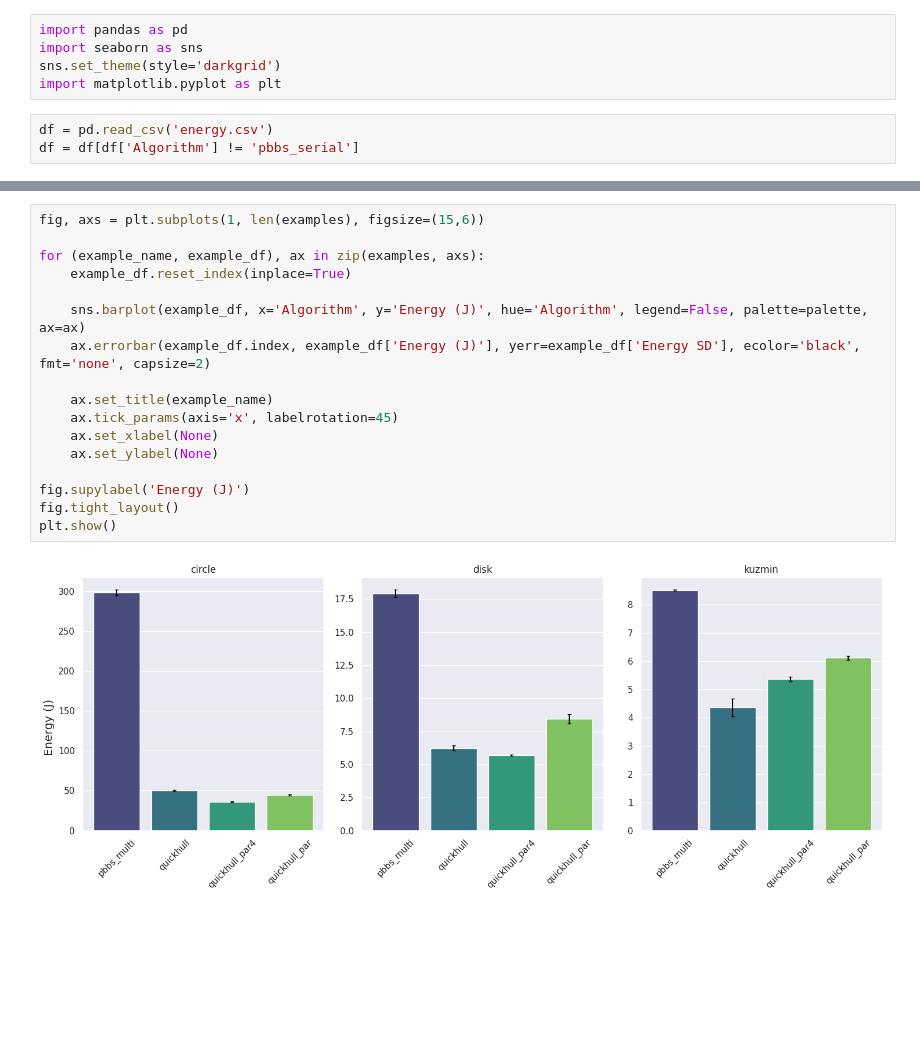
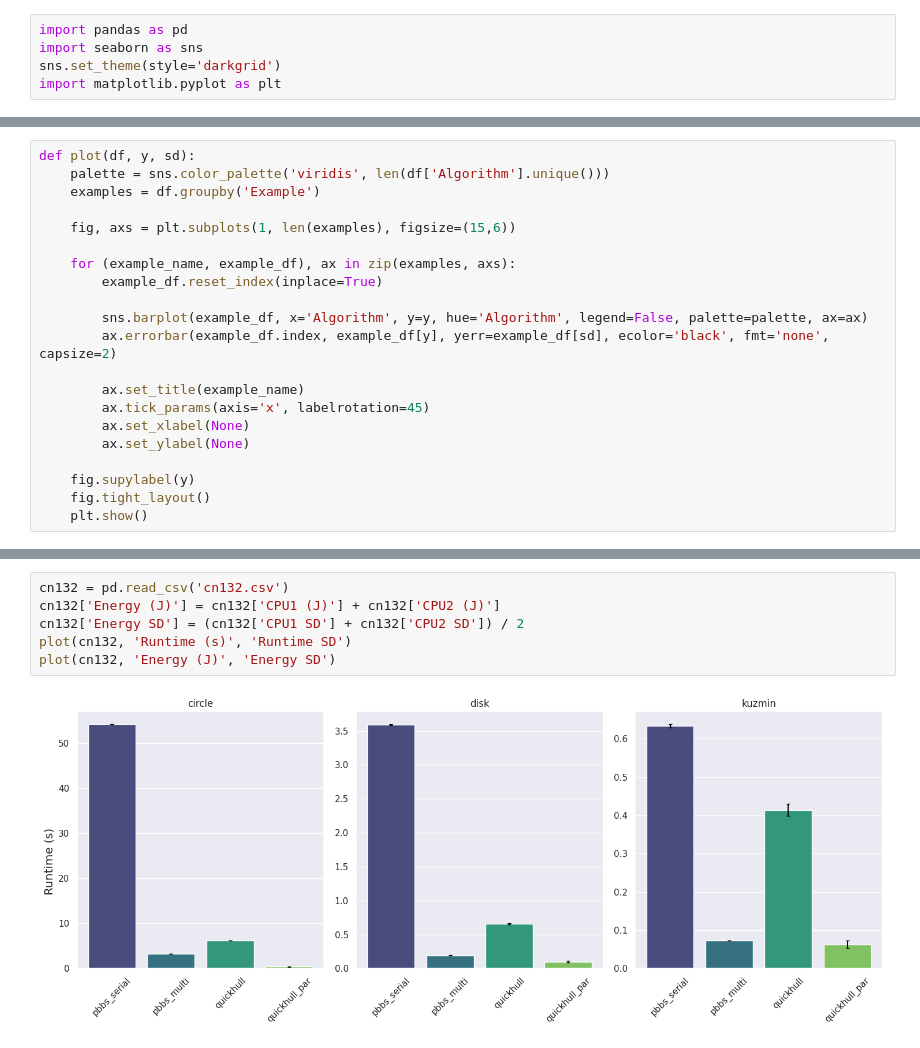
Before and after one commit to thomas3494/vecqhull, a Jupyter notebook: pbbsenergy/energy.ipynb, the cells around one changed output, grey strips where cells are left out. Saved outputs shown, nothing was run; the diff lists cells and outputs as text; blank space fills up the shorter version.

```diff
--- a/pbbsenergy/energy.ipynb
+++ b/pbbsenergy/energy.ipynb
@@ -3,6 +3,3 @@ import pandas as pd
 import seaborn as sns
 sns.set_theme(style='darkgrid')
 import matplotlib.pyplot as plt
-# %%
-df = pd.read_csv('energy.csv')
-df = df[df['Algorithm'] != 'pbbs_serial']
@@ -12 +6,22 @@ examples = df.groupby('Example')
+# %%
+def plot(df, y, sd):
+    palette = sns.color_palette('viridis', len(df['Algorithm'].unique()))
+    examples = df.groupby('Example')
+
+    fig, axs = plt.subplots(1, len(examples), figsize=(15,6))
+
+    for (example_name, example_df), ax in zip(examples, axs):
+        example_df.reset_index(inplace=True)
+
+        sns.barplot(example_df, x='Algorithm', y=y, hue='Algorithm', legend=False, palette=palette, ax=ax)
+        ax.errorbar(example_df.index, example_df[y], yerr=example_df[sd], ecolor='black', fmt='none', capsize=2)
+
+        ax.set_title(example_name)
+        ax.tick_params(axis='x', labelrotation=45)
+        ax.set_xlabel(None)
+        ax.set_ylabel(None)
+
+    fig.supylabel(y)
+    fig.tight_layout()
+    plt.show()
 # %%
@@ -31,19 +34,8 @@ plt.show()
 # %%
-fig, axs = plt.subplots(1, len(examples), figsize=(15,6))
-
-for (example_name, example_df), ax in zip(examples, axs):
-    example_df.reset_index(inplace=True)
-
-    sns.barplot(example_df, x='Algorithm', y='Energy (J)', hue='Algorithm', legend=False, palette=palette, ax=ax)
-    ax.errorbar(example_df.index, example_df['Energy (J)'], yerr=example_df['Energy SD'], ecolor='black', fmt='none', capsize=2)
-
-    ax.set_title(example_name)
-    ax.tick_params(axis='x', labelrotation=45)
-    ax.set_xlabel(None)
-    ax.set_ylabel(None)
-
-fig.supylabel('Energy (J)')
-fig.tight_layout()
-plt.show()
+cn132 = pd.read_csv('cn132.csv')
+cn132['Energy (J)'] = cn132['CPU1 (J)'] + cn132['CPU2 (J)']
+cn132['Energy SD'] = (cn132['CPU1 SD'] + cn132['CPU2 SD']) / 2
+plot(cn132, 'Runtime (s)', 'Runtime SD')
+plot(cn132, 'Energy (J)', 'Energy SD')
 # %% [output]
-[figure, old version]
+[figure, new version]
```
Also changed, not shown: parts of 3 cells of this notebook, 3 other files.
